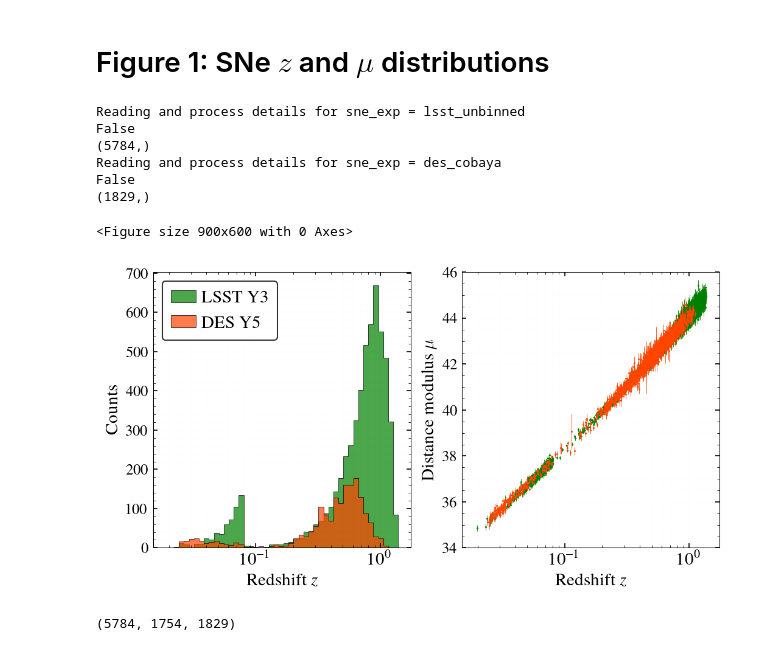
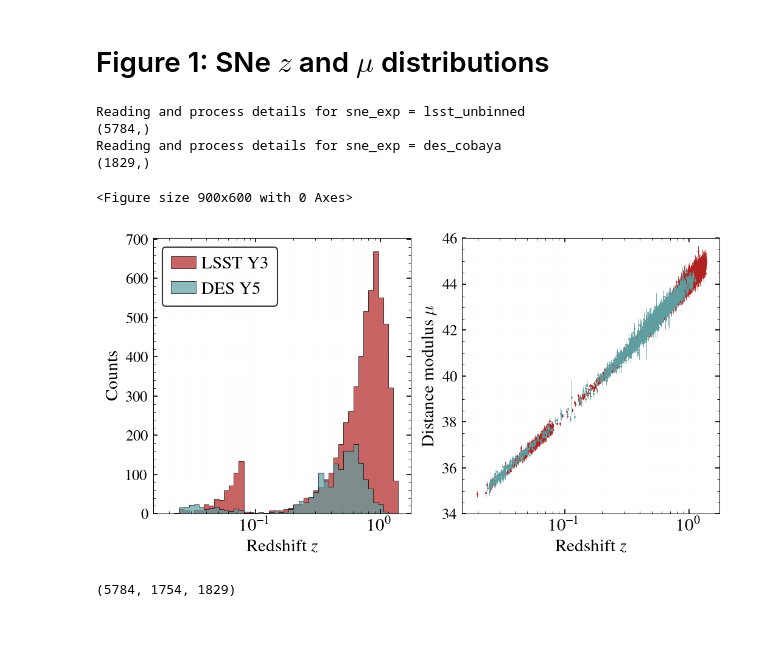
Before and after one commit to sriniraghunathan/CMB_BAO_SNe_likelihoods, a Jupyter notebook: paper_plots.ipynb, the cells around one changed output. Drawn from its saved outputs; the diff is of its cells as text; code cells hidden in the pictures.

```diff
--- a/paper_plots.ipynb
+++ b/paper_plots.ipynb
@@ -53,8 +58,8 @@ sne_zarr_lowz = sne_zarr[low_z_inds]
 sne_muarr_lowz = sne_muarr[low_z_inds]
 sne_muerrarr_lowz = sne_muerrarr[low_z_inds]
 lowzsamplecolour = 'orangered' #'hotpink'
-data_color = 'green' #black' #'#353935' #'#36454F' #'black'
-des_data_color = 'orangered'
+data_color = '#B22222' #black' #'#353935' #'#36454F' #'black'
+des_data_color = 'cadetblue' #orangered'
 
 
 #SNe redshifts
@@ -99,36 +104,34 @@ color_v2 = 'orangered'
 xscaleval = 'log'
 if xscaleval is None:
     zxmin, zxmax = -0.02, 1.8
 elif xscaleval == 'log':
     pass
 ax = subplot2grid((tr, tc), (0, 1), xscale = xscaleval)#, yscale = 'log')
 elinewidth = 0.4
 errorbar( sne_zarr, sne_muarr, yerr = sne_muerrarr, marker = '.', color = data_color, ecolor = data_color, elinewidth = elinewidth, capsize = 0., ls = 'None', label = r'LSST Y3 SN-Ia', ms = 1.)#, zorder = -100)
 errorbar( des_sne_zarr[good_inds], des_sne_muarr[good_inds], yerr = des_sne_muerrarr[good_inds], marker = '.', color = des_data_color, ecolor = des_data_color, elinewidth = elinewidth, capsize = 0., ls = 'None', label = r'DES Y5 SN-Ia', ms = 1., zorder = 100)#, zorder = 100)
 #errorbar( sne_zarr[low_z_inds], sne_muarr[low_z_inds], yerr = sne_muerrarr[low_z_inds], marker = '.', color = lowzsamplecolour, ecolor = lowzsamplecolour, elinewidth = 0.5, capsize = 0., ls = 'None', label = r'LSST Y3 SN-Ia: SimLow-z', ms = 1.)#, zorder = -100)
 #legend(loc = 4, fontsize = fsval - 2, columnspacing = 0.5, handletextpad = 0.2, numpoints = 1, handlelength = 1.2)#, ncol = 2)
 ylim(34, 46)
 grid(True, which = 'both', axis = 'both', lw = grid_lwval, alpha = grid_alphaval)
 ylabel(r'Distance modulus $\mu$', fontsize = fsval)
 xlabel(r'Redshift $z$', fontsize = fsval)
 xlim(zxmin, zxmax)
 ##xlim(0.7, 1.5); ylim(42, 46)
 #legend(loc = 2, fontsize = fsval - 2, columnspacing = 0.5, handletextpad = 0.5)#, ncol = 2)
 grid(True, which = 'both', axis = 'both', lw = grid_lwval, alpha = grid_alphaval)
 ax = misc.format_axis(ax, fsval, fsval-2)
 
 plname = 'plots/lssty3_desy5_sne_details.pdf'
 savefig(plname, dpi = 200.)
 show()
 # %% [output]
 Reading and process details for sne_exp = lsst_unbinned
-False
 (5784,)
 Reading and process details for sne_exp = des_cobaya
-False
 (1829,)
 <Figure size 900x600 with 0 Axes>
-[figure, old version]
+[figure, new version]
 # %%
 len(sne_muerrarr), len(good_inds), len(des_sne_muerrarr)
 # %% [output]
```
Also changed, not shown: parts of 2 cells of this notebook, 9 other files.
